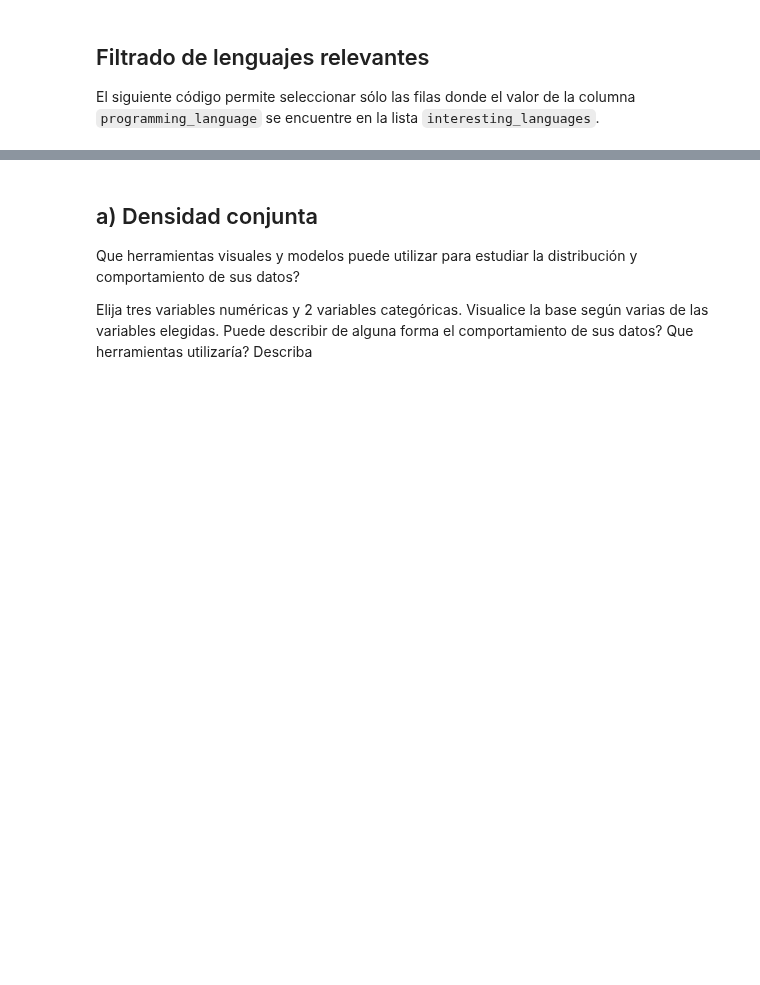
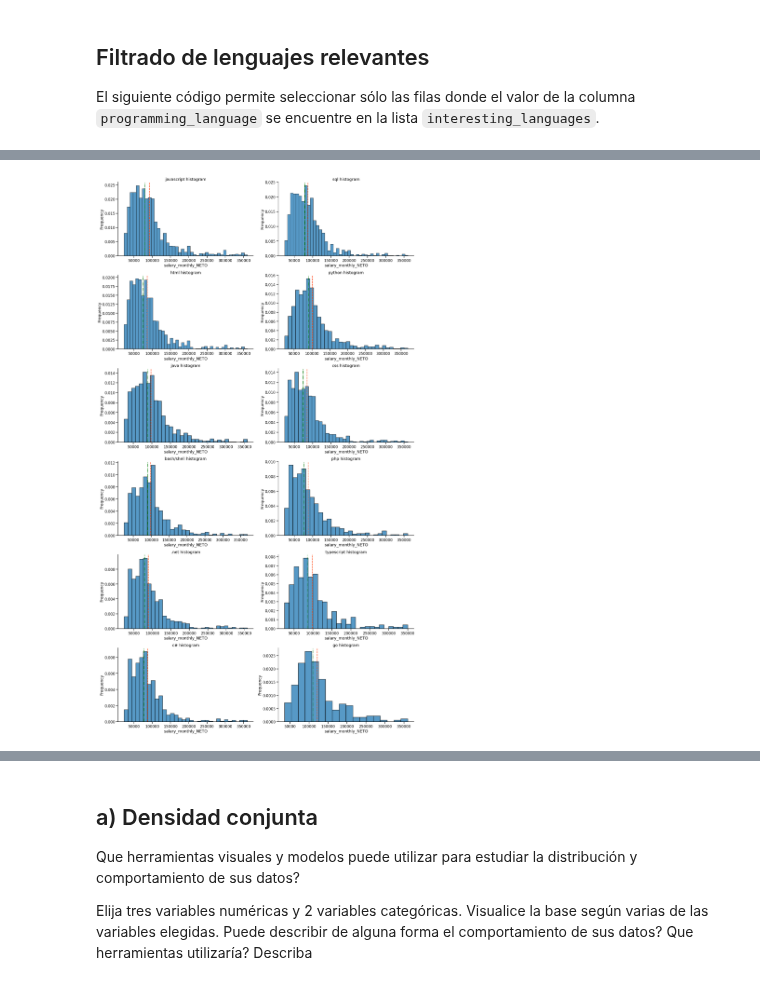
Before and after one commit to pablonicolasr/diplodatos-ayvd-2022-grupo32, a Jupyter notebook: Entregable_Parte_1.ipynb, the cells around one changed output, grey strips where cells are left out. Saved outputs shown, nothing was run; the diff lists cells and outputs as text; code cells hidden in the pictures; blank space fills up the shorter version.

```diff
--- a/Entregable_Parte_1.ipynb
+++ b/Entregable_Parte_1.ipynb
@@ -133,6 +175,6 @@ El siguiente código permite seleccionar sólo las filas donde el valor de la co
 # %%
 # Filter out languages that we want to exclude
 # Complete here with your selected list.
-interesting_languages = ["Python"]
+interesting_languages = language_count.language
 filtered_df_lang = df_lang[df_lang.programming_language.isin(interesting_languages)]
-filtered_df_lang[:5]
+filtered_df_lang = filtered_df_lang[['programming_language', 'salary_monthly_NETO']]
@@ -145,0 +181,5 @@ filtered_df_lang[:5]
+# %%
+for idx, language in enumerate(interesting_languages):
+  print('======================{} description======================'.format(language))
+  print(filtered_df_lang[filtered_df_lang['programming_language'] == language].describe())
+  print("Coeficiente de variación: ", scipy.stats.variation(filtered_df_lang[filtered_df_lang['programming_language'] == language].salary_monthly_NETO))
@@ -145,0 +204,16 @@ filtered_df_lang[:5]
+# %%
+# print(len(filtered_df_lang[filtered_df_lang['programming_language'] == 'javascript']))
+filtered_df_lang.programming_language
+fig, axes = plt.subplots(6, 2, figsize=(20, 35), constrained_layout = True)
+totalElements = len(interesting_languages)
+totalColumns = 2;
+for idx, language in enumerate(interesting_languages):
+   row = int(idx/totalColumns)
+   column = idx % totalColumns
+   temp_df = filtered_df_lang[filtered_df_lang['programming_language'] == language]
+   seaborn.histplot(data=temp_df.salary_monthly_NETO, stat='frequency', ax=axes[row, column]).set(title="{} histogram".format(language))
+   axes[row, column].axvline(temp_df.salary_monthly_NETO.mean(), color='orangered', linestyle='--', label='Media')
+   axes[row, column].axvline(temp_df.salary_monthly_NETO.median(), color='green', linestyle='-.', label='Mediana')
+   seaborn.despine()
+# %% [output]
+[figure, added]
```
Also changed, not shown: parts of 16 cells of this notebook.
